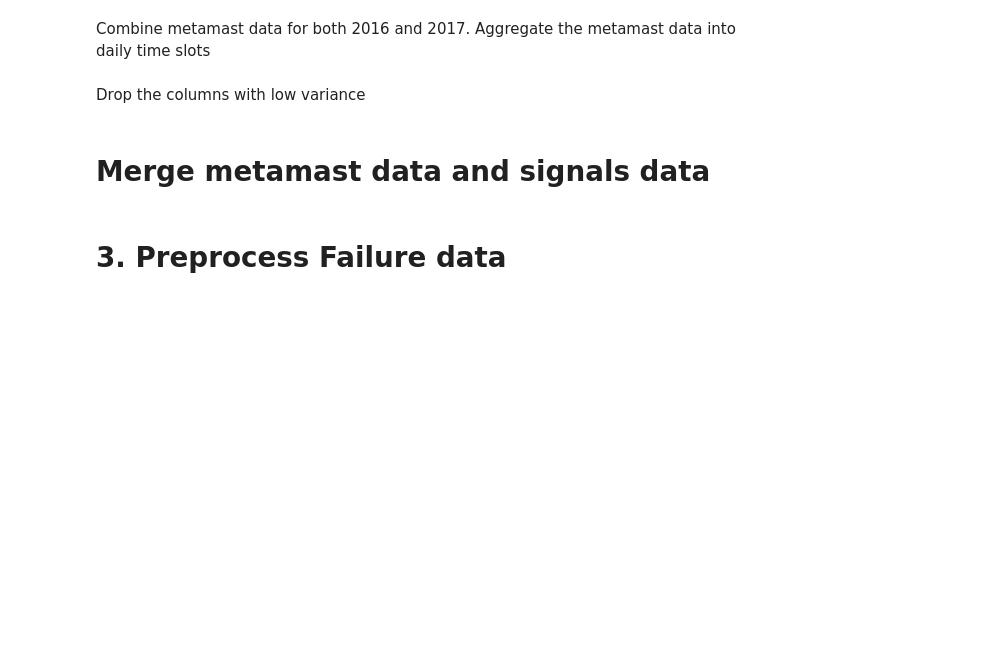
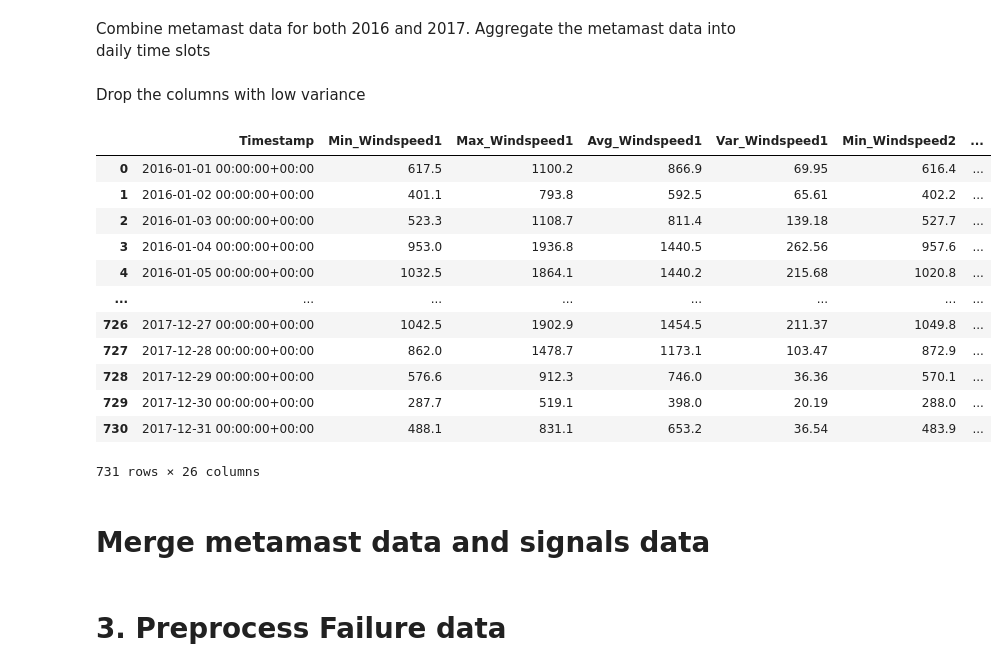
Before and after one commit to Supriya251998/wind_Turbine, a Jupyter notebook: Initial_data_preparation.ipynb, the cells around one changed output. Saved outputs shown, nothing was run; the diff lists cells and outputs as text; code cells hidden in the pictures; blank space fills up the shorter version.

```diff
--- a/Initial_data_preparation.ipynb
+++ b/Initial_data_preparation.ipynb
@@ -143,6 +126,22 @@ agg_metmast=metmast.resample('D').sum()
 agg_metmast['metamast_missing_values'] = agg_metmast.isnull().any(axis=1).astype(int)
 metmast_clean=agg_metmast.fillna(method='bfill')
 metmast_clean=metmast_clean.reset_index()
+# %%
+metmast_clean
+# %% [output]
+|  | Timestamp | Min_Windspeed1 | Max_Windspeed1 | Avg_Windspeed1 | Var_Windspeed1 | Min_Windspeed2 | ... |
+| 0 | 2016-01-01 00:00:00+00:00 | 617.5 | 1100.2 | 866.9 | 69.95 | 616.4 | ... |
+| 1 | 2016-01-02 00:00:00+00:00 | 401.1 | 793.8 | 592.5 | 65.61 | 402.2 | ... |
+| 2 | 2016-01-03 00:00:00+00:00 | 523.3 | 1108.7 | 811.4 | 139.18 | 527.7 | ... |
+| 3 | 2016-01-04 00:00:00+00:00 | 953.0 | 1936.8 | 1440.5 | 262.56 | 957.6 | ... |
+| 4 | 2016-01-05 00:00:00+00:00 | 1032.5 | 1864.1 | 1440.2 | 215.68 | 1020.8 | ... |
+| ... | ... | ... | ... | ... | ... | ... | ... |
+| 726 | 2017-12-27 00:00:00+00:00 | 1042.5 | 1902.9 | 1454.5 | 211.37 | 1049.8 | ... |
+| 727 | 2017-12-28 00:00:00+00:00 | 862.0 | 1478.7 | 1173.1 | 103.47 | 872.9 | ... |
+| 728 | 2017-12-29 00:00:00+00:00 | 576.6 | 912.3 | 746.0 | 36.36 | 570.1 | ... |
+| 729 | 2017-12-30 00:00:00+00:00 | 287.7 | 519.1 | 398.0 | 20.19 | 288.0 | ... |
+| 730 | 2017-12-31 00:00:00+00:00 | 488.1 | 831.1 | 653.2 | 36.54 | 483.9 | ... |
+731 rows × 26 columns
 # %% [markdown]
 # Merge metamast data and signals data
 # %%
```
Also changed, not shown: parts of 5 cells of this notebook.
